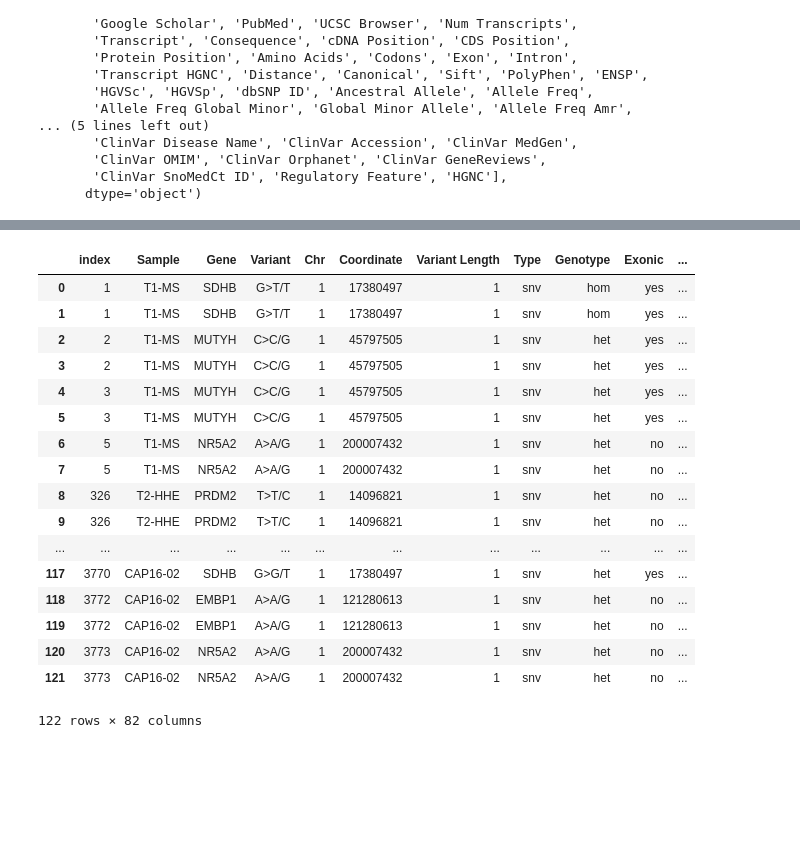
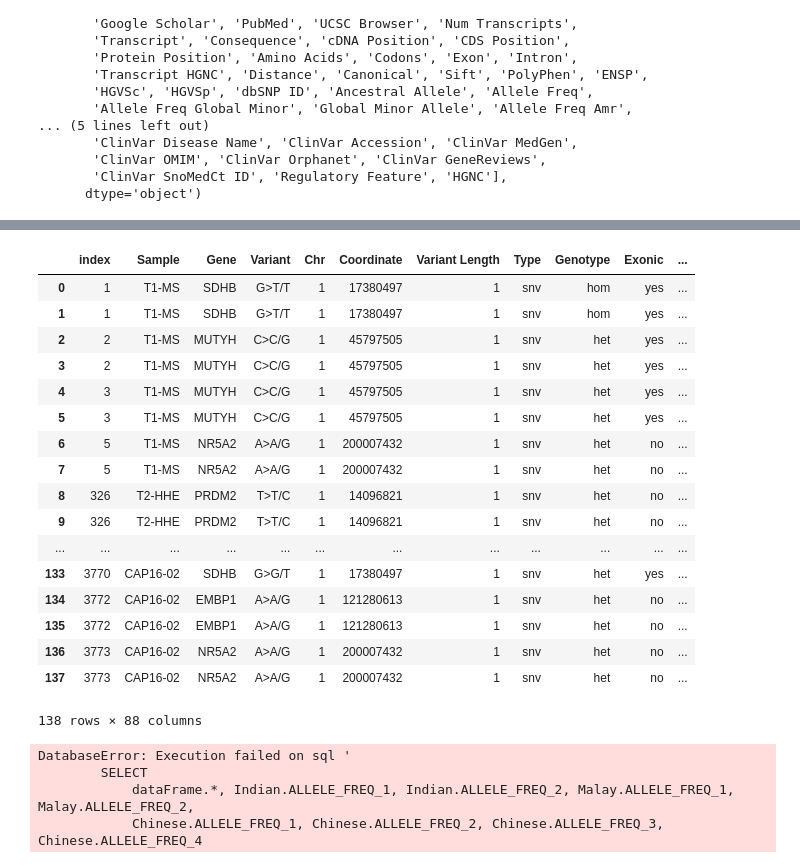
Before and after one commit to hkailee/GenoSpark, a Jupyter notebook: query.ipynb, the cells around one changed output, grey strips where cells are left out. Saved outputs shown, nothing was run; the diff lists cells and outputs as text; code cells hidden in the pictures; blank space fills up the shorter version.

```diff
--- a/query.ipynb
+++ b/query.ipynb
@@ -33,14 +97,23 @@ Index(['Sample', 'Gene', 'Variant', 'Chr', 'Coordinate', 'Variant Length',
 # %%
+startTime = time.time()
 query = """
         SELECT
-            dataFrame.*, Indian.ALLELE_FREQ_1, Malay.ALLELE_FREQ_2
+            dataFrame.*, Indian.ALLELE_FREQ_1, Indian.ALLELE_FREQ_2, Malay.ALLELE_FREQ_1, Malay.ALLELE_FREQ_2,
+            Chinese.ALLELE_FREQ_1, Chinese.ALLELE_FREQ_2, Chinese.ALLELE_FREQ_3, Chinese.ALLELE_FREQ_4
         FROM
-            dataFrame INNER JOIN Indian ON
-            dataFrame.Coordinate=Indian.POS INNER JOIN
-            Malay ON dataFrame.Coordinate=Malay.POS
+            dataFrame LEFT JOIN
+            Indian ON dataFrame.Coordinate=Indian.POS LEFT JOIN
+            Malay ON dataFrame.Coordinate=Malay.POS LEFT JOIN
+            Chinese ON dataFrame.Coordinate=Chinese.POS
         WHERE
-            dataFrame.Chr=1
+            Malay.CHROM=1
+            AND Indian.CHROM=1
+            AND Chinese.CHROM=1
+            AND dataFrame.Chr=1
         """
 df = pd.read_sql_query(query , conn)
+timeTaken = time.time()-startTime
+print(datetime.datetime.now().strftime('%Y/%m/%d %H:%M:%S'),
+      '- Data Loading for Malay_rsID of dbase_Sqlite database completed: Took {} seconds to complete.'.format(timeTaken))
 df
 # %% [output]
@@ -47,18 +121,43 @@ df
 |  | index | Sample | Gene | Variant | Chr | Coordinate | Variant Length | Type | Genotype | Exonic | ... |
 | 0 | 1 | T1-MS | SDHB | G>T/T | 1 | 17380497 | 1 | snv | hom | yes | ... |
 | 1 | 1 | T1-MS | SDHB | G>T/T | 1 | 17380497 | 1 | snv | hom | yes | ... |
 | 2 | 2 | T1-MS | MUTYH | C>C/G | 1 | 45797505 | 1 | snv | het | yes | ... |
 | 3 | 2 | T1-MS | MUTYH | C>C/G | 1 | 45797505 | 1 | snv | het | yes | ... |
 | 4 | 3 | T1-MS | MUTYH | C>C/G | 1 | 45797505 | 1 | snv | het | yes | ... |
 | 5 | 3 | T1-MS | MUTYH | C>C/G | 1 | 45797505 | 1 | snv | het | yes | ... |
 | 6 | 5 | T1-MS | NR5A2 | A>A/G | 1 | 200007432 | 1 | snv | het | no | ... |
 | 7 | 5 | T1-MS | NR5A2 | A>A/G | 1 | 200007432 | 1 | snv | het | no | ... |
 | 8 | 326 | T2-HHE | PRDM2 | T>T/C | 1 | 14096821 | 1 | snv | het | no | ... |
 | 9 | 326 | T2-HHE | PRDM2 | T>T/C | 1 | 14096821 | 1 | snv | het | no | ... |
 | ... | ... | ... | ... | ... | ... | ... | ... | ... | ... | ... | ... |
-| 117 | 3770 | CAP16-02 | SDHB | G>G/T | 1 | 17380497 | 1 | snv | het | yes | ... |
-| 118 | 3772 | CAP16-02 | EMBP1 | A>A/G | 1 | 121280613 | 1 | snv | het | no | ... |
-| 119 | 3772 | CAP16-02 | EMBP1 | A>A/G | 1 | 121280613 | 1 | snv | het | no | ... |
-| 120 | 3773 | CAP16-02 | NR5A2 | A>A/G | 1 | 200007432 | 1 | snv | het | no | ... |
-| 121 | 3773 | CAP16-02 | NR5A2 | A>A/G | 1 | 200007432 | 1 | snv | het | no | ... |
+| 133 | 3770 | CAP16-02 | SDHB | G>G/T | 1 | 17380497 | 1 | snv | het | yes | ... |
+| 134 | 3772 | CAP16-02 | EMBP1 | A>A/G | 1 | 121280613 | 1 | snv | het | no | ... |
+| 135 | 3772 | CAP16-02 | EMBP1 | A>A/G | 1 | 121280613 | 1 | snv | het | no | ... |
+| 136 | 3773 | CAP16-02 | NR5A2 | A>A/G | 1 | 200007432 | 1 | snv | het | no | ... |
+| 137 | 3773 | CAP16-02 | NR5A2 | A>A/G | 1 | 200007432 | 1 | snv | het | no | ... |
-122 rows × 82 columns
+138 rows × 88 columns
+# %%
+startTime = time.time()
+query = """
+        SELECT
+            dataFrame.*, Indian.ALLELE_FREQ_1, Indian.ALLELE_FREQ_2, Malay.ALLELE_FREQ_1, Malay.ALLELE_FREQ_2,
+            Chinese.ALLELE_FREQ_1, Chinese.ALLELE_FREQ_2, Chinese.ALLELE_FREQ_3, Chinese.ALLELE_FREQ_4
+        FROM
+            dataFrame LEFT JOIN
+            Indian ON dataFrame.Coordinate=Indian.POS WHERE Indian.CHROM=1 LEFT JOIN
+            Malay ON dataFrame.Coordinate=Malay.POS WHERE Malay.CHROM=1 LEFT JOIN
+            Chinese ON dataFrame.Coordinate=Chinese.POS WHERE Chinese.CHROM=1
+        WHERE
+            dataFrame.Chr=1
+        """
+
+df = pd.read_sql_query(query , conn)
+timeTaken = time.time()-startTime
+print(datetime.datetime.now().strftime('%Y/%m/%d %H:%M:%S'),
+      '- Data Loading for Malay_rsID of dbase_Sqlite database completed: Took {} seconds to complete.'.format(timeTaken))
+df
+# %% [output]
+DatabaseError: Execution failed on sql '
+        SELECT
+            dataFrame.*, Indian.ALLELE_FREQ_1, Indian.ALLELE_FREQ_2, Malay.ALLELE_FREQ_1, Malay.ALLELE_FREQ_2,
+            Chinese.ALLELE_FREQ_1, Chinese.ALLELE_FREQ_2, Chinese.ALLELE_FREQ_3, Chinese.ALLELE_FREQ_4
```
Also changed, not shown: parts of 7 cells of this notebook, 2 other files.
